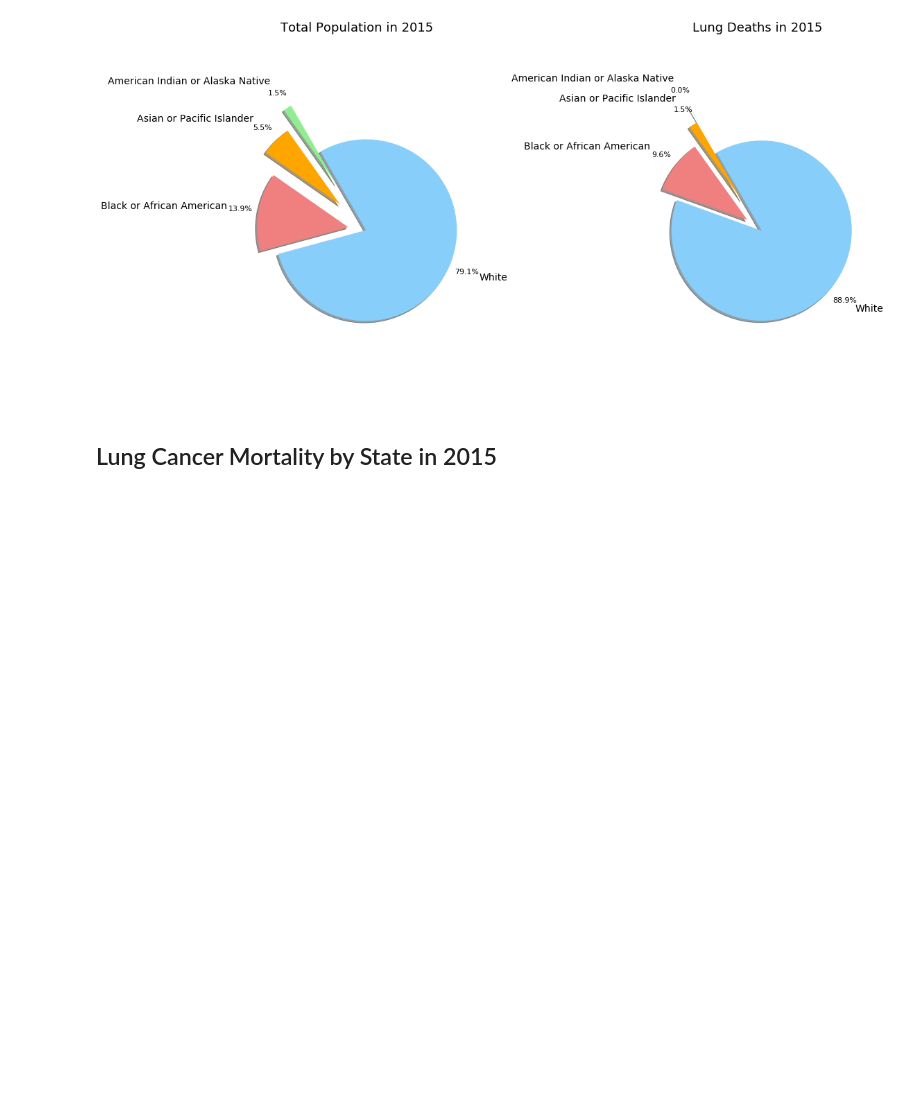
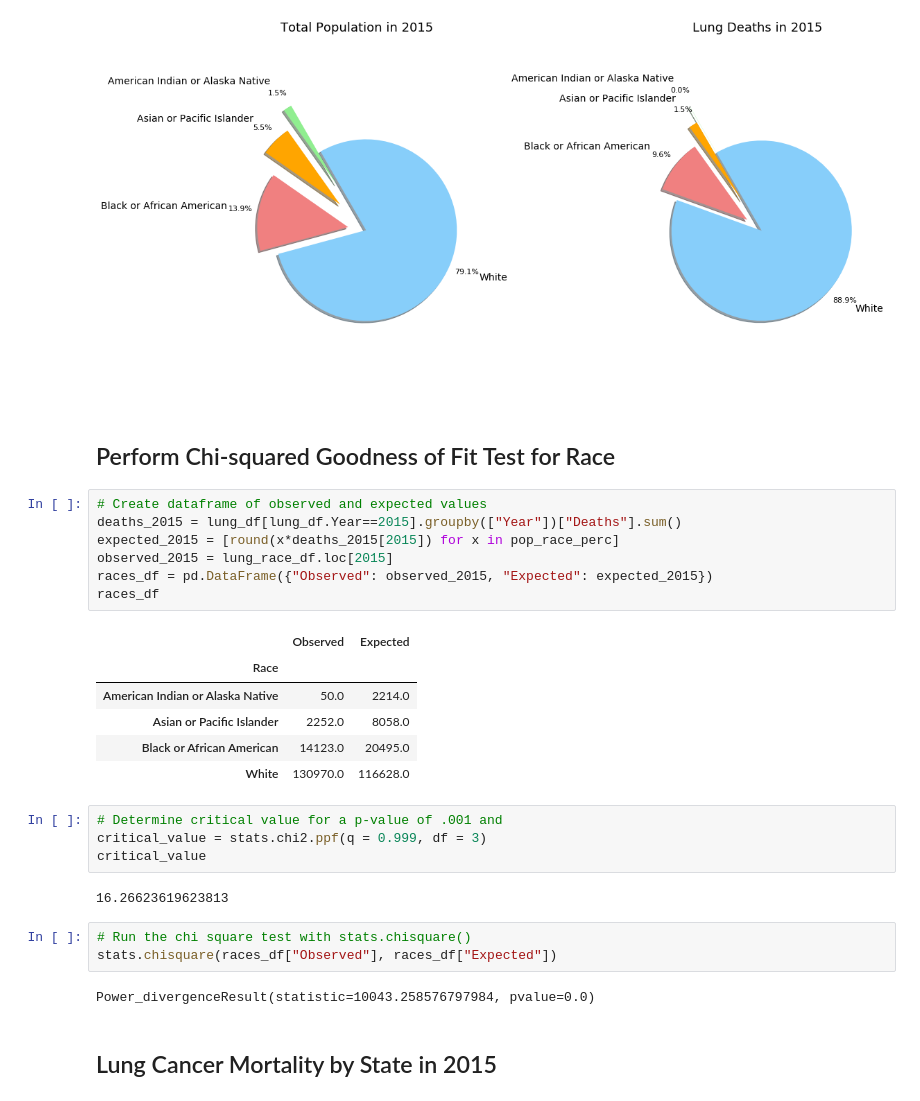
Before and after one commit to gretelup/dataviz-project1, a Jupyter notebook: data_analysis.ipynb, the cells around one changed output. Drawn from its saved outputs; the diff is of its cells as text; blank space fills up the shorter version.

```diff
--- a/data_analysis.ipynb
+++ b/data_analysis.ipynb
@@ -204,6 +204,33 @@ plt.savefig(os.path.join("Output", "Race_Cancer_Pie_Chart.png"))
 plt.show()
 # %% [output]
 [figure]
+# %% [markdown]
+## Perform Chi-squared Goodness of Fit Test for Race
+# %%
+# Create dataframe of observed and expected values
+deaths_2015 = lung_df[lung_df.Year==2015].groupby(["Year"])["Deaths"].sum()
+expected_2015 = [round(x*deaths_2015[2015]) for x in pop_race_perc]
+observed_2015 = lung_race_df.loc[2015]
+races_df = pd.DataFrame({"Observed": observed_2015, "Expected": expected_2015})
+races_df
+# %% [output]
+|  | Observed | Expected |
+| Race |  |  |
+| American Indian or Alaska Native | 50.0 | 2214.0 |
+| Asian or Pacific Islander | 2252.0 | 8058.0 |
+| Black or African American | 14123.0 | 20495.0 |
+| White | 130970.0 | 116628.0 |
+# %%
+# Determine critical value for a p-value of .001 and
+critical_value = stats.chi2.ppf(q = 0.999, df = 3)
+critical_value
+# %% [output]
+16.26623619623813
+# %%
+# Run the chi square test with stats.chisquare()
+stats.chisquare(races_df["Observed"], races_df["Expected"])
+# %% [output]
+Power_divergenceResult(statistic=10043.258576797984, pvalue=0.0)
 # %% [markdown]
 ## Lung Cancer Mortality by State in 2015
 # %%
```
Also changed, not shown: parts of 2 cells of this notebook, 10 other files.
